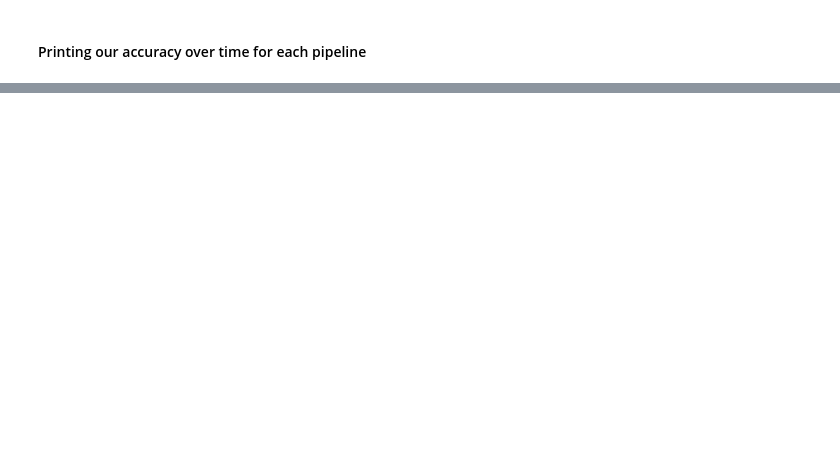
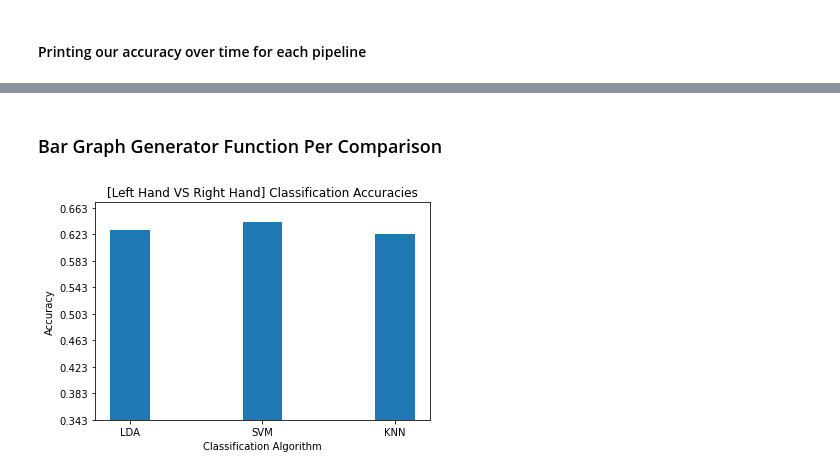
Before and after one commit to miloncl/Cogs-189-Project, a Jupyter notebook: Cogs189_Final.ipynb, the cells around one changed output, grey strips where cells are left out. Drawn from its saved outputs; the diff is of its cells as text; code cells hidden in the pictures; blank space fills up the shorter version.

```diff
--- a/Cogs189_Final.ipynb
+++ b/Cogs189_Final.ipynb
@@ -283,4 +304,5 @@ Done.
 class_balance = np.mean(labels == labels[0])
 class_balance = max(class_balance, 1. - class_balance)
 print("LDA accuracy: %f    |    Chance level: %f" % (np.mean(scoresLDA), class_balance))
+LH_RH.append(np.mean(scoresLDA))
 # %% [output]
@@ -315,4 +337,5 @@ Done.
 class_balance = np.mean(labels == labels[0])
 class_balance = max(class_balance, 1. - class_balance)
 print("SVM accuracy: %f    |    Chance level: %f" % (np.mean(scoresSVC), class_balance))
+LH_RH.append(np.mean(scoresSVC))
 # %% [output]
@@ -347,4 +370,5 @@ Done.
 class_balance = np.mean(labels == labels[0])
 class_balance = max(class_balance, 1. - class_balance)
 print("KNN accuracy: %f    |    Chance level: %f" % (np.mean(scoresKNN), class_balance))
+LH_RH.append(np.mean(scoresKNN))
 # %% [output]
@@ -987,0 +1018,26 @@ Done.
+# %% [markdown]
+### Bar Graph Generator Function Per Comparison
+# %%
+#Scores is essentially an array of the scores for each algorithm.
+def bar_generator(title, scores):
+    #:param title: The title for the particular bar graph
+    #:param scores: An array of scores for each algorithm. Should be ordered by LCA, SVM, and then KNN scores.
+
+    ML_Algorithms = ["LDA", "SVM", "KNN"]
+    fig = plt.figure()
+
+    ymin = min(scores) - 0.28
+
+    ymax = max(scores) + 0.03
+
+    plt.bar(ML_Algorithms, scores, width = 0.3)
+    plt.yticks(np.arange(ymin, ymax, 0.04))
+    plt.ylim(ymin, ymax)
+    plt.xlabel("Classification Algorithm")
+    plt.ylabel("Accuracy")
+    plt.title(title)
+    plt.show()
+# %%
+bar_generator("[Left Hand VS Right Hand] Classification Accuracies", LH_RH)
+# %% [output]
+[figure, added]
```
Also changed, not shown: parts of 40 cells of this notebook.
